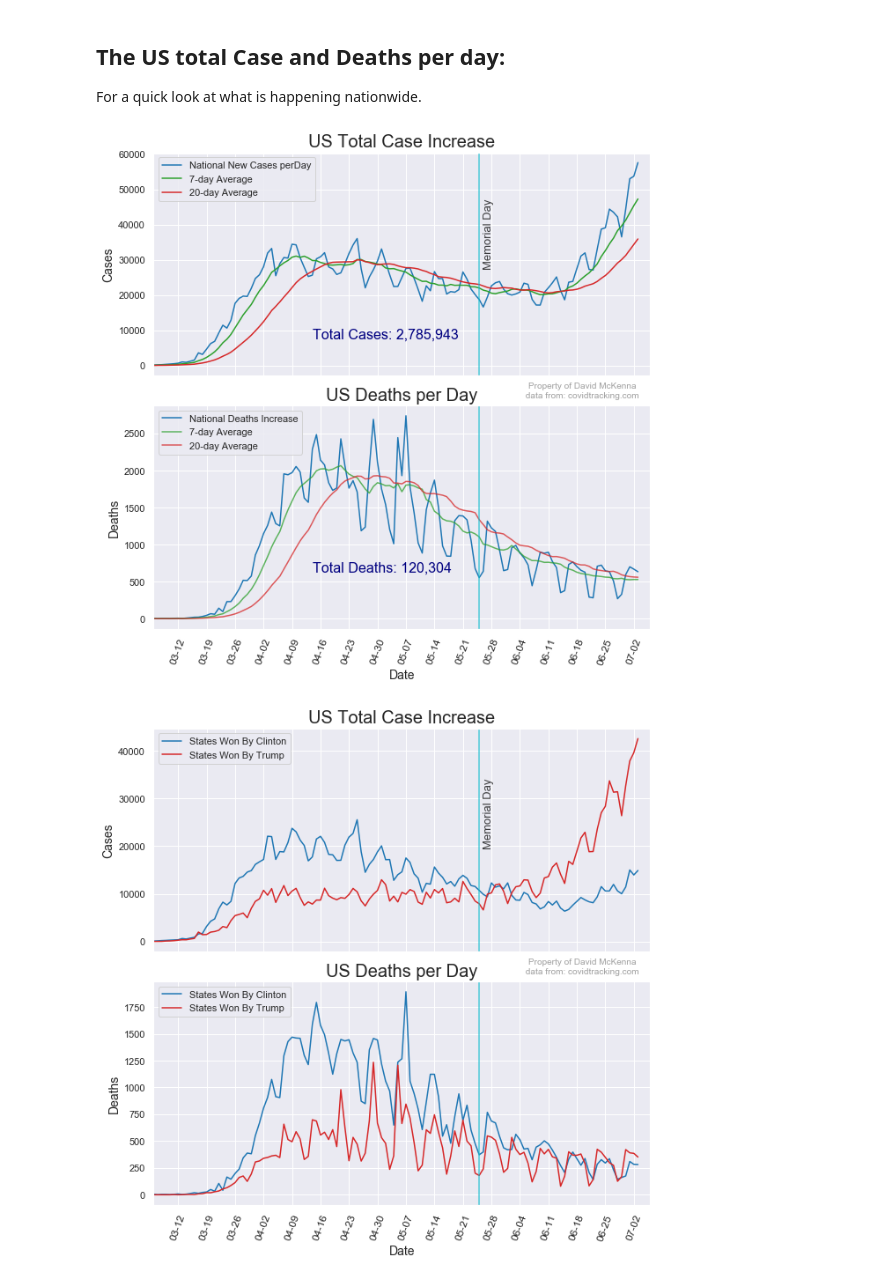
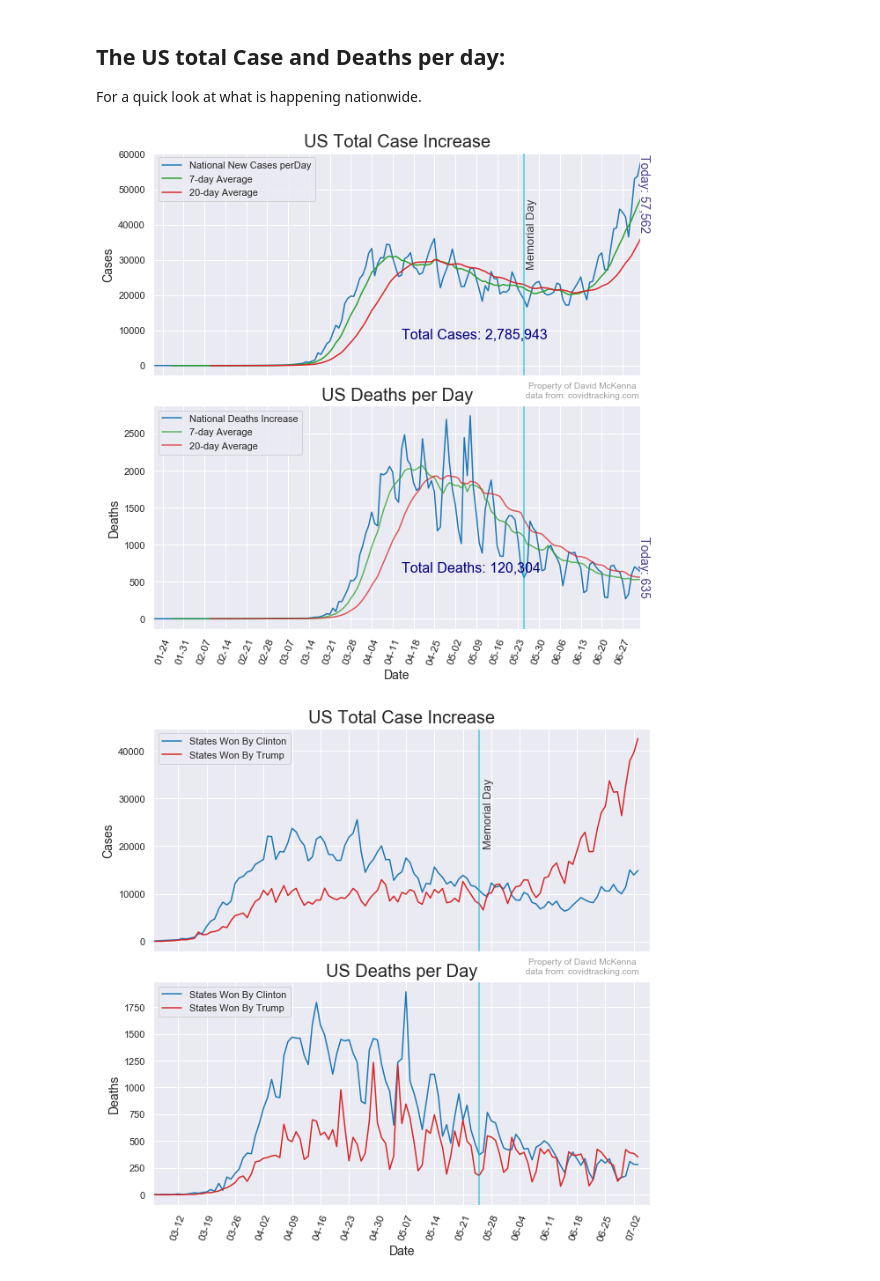
Before and after one commit to Stripling07/UT_COVID, a Jupyter notebook: COVID-19 Project.ipynb, the cells around one changed output. Saved outputs shown, nothing was run; the diff lists cells and outputs as text; code cells hidden in the pictures.

Commit message:
Added annotation with todays total

```diff
--- a/COVID-19 Project.ipynb
+++ b/COVID-19 Project.ipynb
@@ -159,14 +162,21 @@ For a quick look at what is happening nationwide.
 sns.set()
 # clean up bad data point, I found the actual number from NJ.gov website (was 1877)
 df.loc[(df['date']=='2020-06-25') & (df['state']=='NJ'),'deathIncrease']=23
+
+today = max(df['date'])
 total_case = df['positiveIncrease'].sum()
 total_death = df['deathIncrease'].sum()
 x_loc = df.date.max() - pd.DateOffset(80)
 y_loc_c = df['positiveIncrease'].max()/ 1.5
 y_loc_d = df['deathIncrease'].max()/ 1.5
 interval = 7
+
+value_today_case = df.groupby('date')['positiveIncrease'].sum().iloc[-1]
+value_today_death = df.groupby('date')['deathIncrease'].sum().iloc[-1]
+start = df[df['date']=='2020-03-06']['date'].iloc[0]
+end = df.date.max()+ pd.DateOffset(3)
 fig, ax = plt.subplots(2,1,sharex=True,figsize = (9,9))
-end = df.date.max() + pd.DateOffset(3)
+
 fig.text(0.96,0.515, 'Property of David McKenna \n data from: covidtracking.com',
          fontsize=10, color='gray',
          ha='right', va='bottom', alpha=0.75)
@@ -184,38 +194,46 @@ ax[0].annotate('Memorial Day', ('2020-05-26'  ,28000),
 date_form = DateFormatter("%m-%d")
 ax[0].xaxis.set_major_formatter(date_form)
 ax[0].annotate('Total Cases: {}'.format(place_value(total_case)),(x_loc,y_loc_c), fontsize = 16,color='navy')
 # Ensure a major tick for each week using (interval=_)
 ax[0].xaxis.set_major_locator(mdates.DayLocator(interval=interval))
 ax[0].legend(loc='upper left')
 ax[0].set_title('US Total Case Increase', fontdict={'fontsize':20})
+ax[0].annotate('Today: {}'.format(place_value(value_today_case)),
+               (today - pd.DateOffset(1),value_today_case/1.5),
+                 rotation=270,color='darkslateblue',fontsize=14)
 ax[0].set_xticklabels(ax[0].get_xticklabels(),rotation=30)
 ax[0].set_ylabel('Cases', fontdict={'fontsize':14})
-today = max(df['date'])
+
+
+
+
 
 df.groupby('date')['deathIncrease'].sum().plot(ax=ax[1],label='National Deaths Increase',color='tab:blue')
 df.groupby('date')['deathIncrease'].sum().rolling(7).mean().plot(ax=ax[1],label='7-day Average',
                                                                            color='tab:green',alpha=0.75)
 df.groupby('date')['deathIncrease'].sum().rolling(20).mean().plot(ax=ax[1],label='20-day Average',
                                                                   color='tab:red',alpha=0.75)
 
 ax[1].xaxis.set_major_formatter(date_form)
 
 # Ensure a major tick for each week using (interval=_)
 ax[1].xaxis.set_major_locator(mdates.DayLocator(interval=interval))
-
+ax[1].annotate('Today: {}'.format(place_value(value_today_death)),
+               (today - pd.DateOffset(1),value_today_death/2),
+                 rotation=270,color='darkslateblue',fontsize=14)
 ax[1].axvline(x='2020-05-25', color='tab:cyan', linewidth=1.5, alpha=0.75)
 ax[1].annotate('Total Deaths: {}'.format(place_value(total_death)),(x_loc,y_loc_d), fontsize = 16,color='navy')
 ax[1].legend(loc='upper left')
-ax[0].set_xlim('2020-03-06',end)
+
 ax[1].set_title('US Deaths per Day', fontdict={'fontsize':20})
-plt.setp( ax[1].xaxis.get_majorticklabels(), rotation=70,fontsize=12 )
+plt.setp(ax[1].xaxis.get_majorticklabels(), rotation=70,fontsize=12 )
 ax[1].set_ylabel('Deaths', fontdict={'fontsize':14})
 ax[1].set_xlabel('Date', fontdict={'fontsize':14})
 plt.savefig('national.png')
 fig = plt.tight_layout()
 plt.show()
 # %% [output]
-[figure, old version]
+[figure, new version]
 # %%
 states_won = {
         'AK': 'Trump',
```
Also changed, not shown: parts of 10 cells of this notebook, 1 other file.
